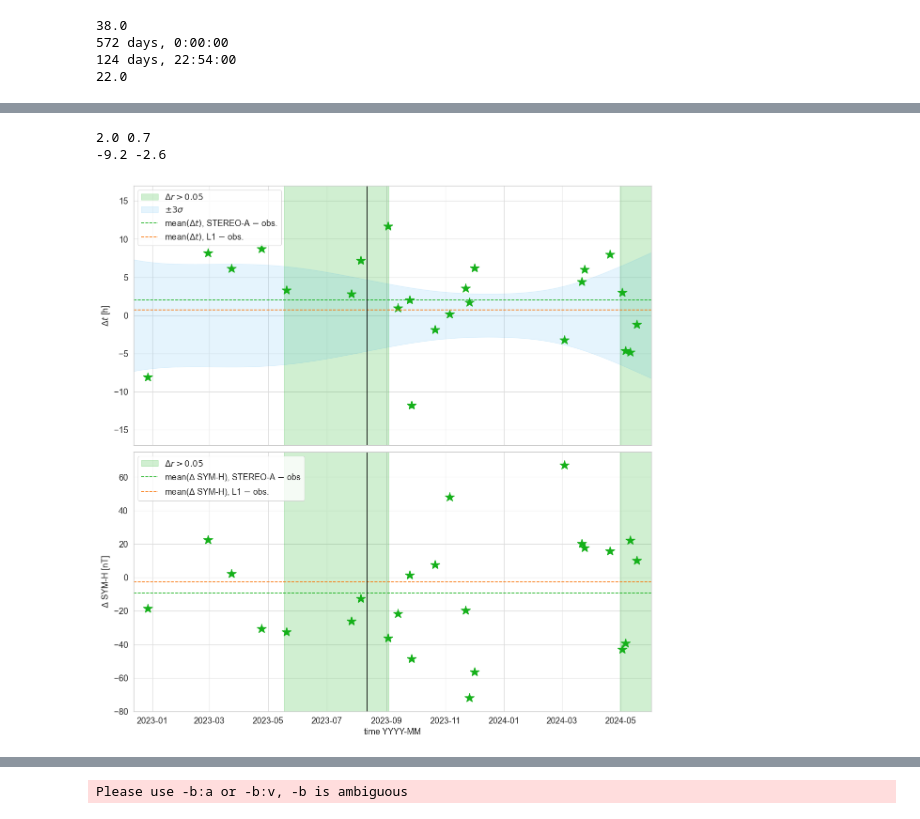
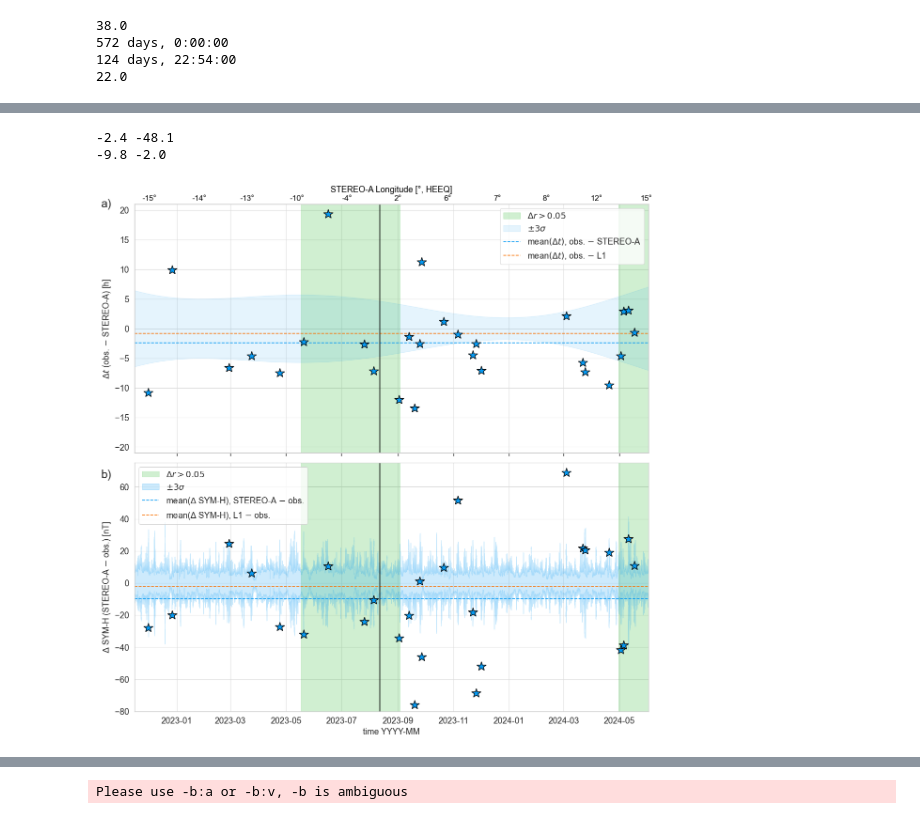
Before and after one commit to EvaWeiler/sub_L1_statistics, a Jupyter notebook: plotting_sub_l1_stats.ipynb, the cells around one changed output, grey strips where cells are left out. Saved outputs shown, nothing was run; the diff lists cells and outputs as text; code cells hidden in the pictures.

```diff
--- a/plotting_sub_l1_stats.ipynb
+++ b/plotting_sub_l1_stats.ipynb
@@ -79,7 +79,7 @@ print(ic)
 # %%
-[delta_t_l1, delta_t_mean_l1, delta_t_std_l1, delta_t_sc_455, delta_t_mean_sc_455, delta_t_mean_sc1_455, delta_t_std_sc_455] = pickle.load(open(data_path+'mean_time_shift_and_sigma_beacon_plasma_445.p', 'rb'))
+[delta_t_l1, delta_t_mean_l1, delta_t_std_l1, delta_t_sc_455, delta_t_mean_sc_455, delta_t_std_sc_455] = pickle.load(open(data_path+'mean_time_shift_and_sigma_beacon_plasma_new.p', 'rb'))
 
-[delta_t_l1, delta_t_mean_l1, delta_t_std_l1, delta_t_sc, delta_t_mean_sc, delta_t_mean_sc1, delta_t_std_sc] = pickle.load(open(data_path+'mean_time_shift_and_sigma_beacon_plasma.p', 'rb'))
+#[delta_t_l1, delta_t_mean_l1, delta_t_std_l1, delta_t_sc, delta_t_mean_sc, delta_t_mean_sc1, delta_t_std_sc] = pickle.load(open(data_path+'mean_time_shift_and_sigma_beacon_plasma.p', 'rb'))
 # %%
 beacon=True
 use_plasma=True
@@ -315,0 +507,2 @@ percent of false alarms, moderate storms STA:  85.7
+# %%
+sc_input_heeq = pickle.load(open(data_path+'sta__HEEQ_20221111_20240614.p', 'rb'))
@@ -347,10 +598,18 @@ plt.tight_layout()
 # %%
-time_diff = np.array([(i-j).total_seconds()/3600. for i,j in zip(time_hit_sta, time_hit_omni)])
+time_diff = np.array([(i-j).total_seconds()/3600. for i,j in zip(time_hit_omni, time_hit_sta)])
 #time_diff = np.array([(i-j).total_seconds()/3600. for i,j in zip(time_hit_sta, time_hit_omni)])
 #time_diff = np.array([(i-j).total_seconds()/3600. for i,j in zip(time_hit_l1, time_hit_sta)])
-print(time_diff)
+print(np.mean(time_diff))
 symh_diff = symh_hit_sta-symh_hit_omni
 
-time_diff_l1 = np.array([(i-j).total_seconds()/3600. for i,j in zip(time_hit_omni_l1, time_hit_omni_obs_l1)])
+time_diff_l1 = np.array([(i-j).total_seconds()/3600. for i,j in zip(time_hit_omni_obs_l1, time_hit_omni_l1)])
+print(np.mean(time_diff_l1)*60.)
+print(len(time_diff_l1))
 symh_diff_l1 = symh_hit_omni_l1-symh_hit_omni_obs_l1
+
+plt.figure(figsize=(12,8))
+plt.plot(time_hit_omni_l1, time_diff_l1, marker='*', ms=12, color=c2, ls=' ')
+
+for i in range(len(time_hit_omni_l1)):
+    print(time_hit_omni_l1[i], time_diff_l1[i])
 # %% [output]
@@ -404,46 +767,58 @@ print(len(worse_l1))
 # %%
-print(round(np.mean(time_diff),1), round(np.mean(time_diff_l1),1))
+print(round(np.mean(time_diff),1), round(np.mean(time_diff_l1)*60.,1))
 print(round(np.mean(symh_diff),1), round(np.mean(symh_diff_l1),1))
 
 fig, (ax1, ax2) = plt.subplots(2, sharex=True, figsize=(12,12), dpi=100, gridspec_kw={'height_ratios': [1, 1]})
 
 #ax1.fill_betweenx([-20,20], [data1['time'][index_time0],data1['time'][index_time0]], [data1['time'][index_time1],data1['time'][index_time1]], color=c4, alpha=0.2, label=r'$\Delta r > 0.04$ au')
 #ax1.fill_betweenx([-20,20], [data1['time'][index_time10],data1['time'][index_time10]], [data1['time'][index_time11],data1['time'][index_time11]], color=c4, alpha=0.2)
-ax1.fill_between(sc_input.time, -20, 20, where=delta_r_earth>0.05, color=c4, alpha=0.2, label=r'$\Delta r > 0.05$')
+ax1.fill_between(sc_input.time, -200, 200, where=delta_r_earth>0.05, color=c4, alpha=0.2, label=r'$\Delta r > 0.05$')
 ax1.fill_between(data1['time'], 3*data1['time_err'], -3*data1['time_err'], color=c3, alpha=0.1, label=r'$\pm 3 \sigma$')
-ax1.plot(time_hit_omni, time_diff, marker='*', color=c4, ms=15, ls=' ')
+ax1.plot([time_hit_omni[0]-timedelta(days=15), time_hit_omni[-1]+timedelta(days=15)], [np.mean(time_diff),np.mean(time_diff)], color=c3, ls='--', label=r'mean$(\Delta t)$, obs. $-$ STEREO-A')
+ax1.plot([time_hit_omni[0]-timedelta(days=15), time_hit_omni[-1]+timedelta(days=15)], [np.mean(time_diff_l1),np.mean(time_diff_l1)], color=c2, ls='--', label=r'mean$(\Delta t)$, obs. $-$ L1')
+ax1.plot(time_hit_omni, time_diff, marker='*', color=c3, mec='black', ms=15, ls=' ')
 #ax1.plot(time_hit_both_omni, time_diff_both, marker='o', ms=8, color=c2, ls=' ', label=r'$\Delta t$ (L1 $-$ STEREO-A)')
-ax1.plot([time_hit_omni[0]-timedelta(days=15), time_hit_omni[-1]+timedelta(days=15)], [np.mean(time_diff),np.mean(time_diff)], color=c4, ls='--', label=r'mean$(\Delta t)$, STEREO-A $-$ obs.')
-ax1.plot([time_hit_omni[0]-timedelta(days=15), time_hit_omni[-1]+timedelta(days=15)], [np.mean(time_diff_l1),np.mean(time_diff_l1)], color=c2, ls='--', label=r'mean$(\Delta t)$, L1 $-$ obs.')
+
 #ax1.plot(data1['time'], -3*data1['time_err'], color=c0, ls='--', alpha=0.5)
-ax1.plot([datetime(2023,8,12),datetime(2023,8,12)], [-20,20], 'k-')
-ax1.set_ylim(-17,17)
-ax1.set_ylabel(r'$\Delta t$ [h]',fontsize=13)
-ax1.legend(loc='upper left', fontsize=13)
+ax1.plot([datetime(2023,8,12),datetime(2023,8,12)], [-200,200], 'k-')
+ax1.set_ylim(-21,21)
+ax1.set_ylabel(r'$\Delta t$ (obs. $-$ STEREO-A) [h]',fontsize=13)
+ax1.legend(loc='upper right', fontsize=13)
 ax1.tick_params('y', labelsize=13)
+ax3 = ax1.twiny()
+ticks = ax1.get_xticks()
+ax3.set_xticks(mdates.num2date(ticks))
+ax3.grid(False)
+t_float = mdates.date2num(sc_input_heeq.time)
+lon_interp = np.interp(ticks, t_float, sc_input_heeq.lon)
+ax3.set_xticklabels([f"{L:.0f}°" for L in lon_interp], color=c0, fontsize=12)
+ax3.set_xlabel('STEREO-A Longitude [°, HEEQ]', color=c0,fontsize=13)  # we already handled the x-label with ax1
+ax3.tick_params(axis='x', length=0)
+ax3.set_xlim(ax1.get_xlim())
 #ax1.xlim(time_hit_omni[0]-timedelta(days=15), time_hit_omni[-1]+timedelta(days=15))
 
 ax2.fill_between(sc_input.time, -90, 90, where=delta_r_earth>0.05, color=c4, alpha=0.2, label=r'$\Delta r > 0.05$')
-ax2.plot(time_hit_omni, symh_diff, marker='*', ms=15, color=c4, ls=' ')
+ax2.fill_between(data1['time'], 3*data1['symh_err'], -3*data1['symh_err'], color=c3, alpha=0.2, label=r'$\pm 3 \sigma$')
+ax2.plot([time_hit_omni[0]-timedelta(days=15), time_hit_omni[-1]+timedelta(days=15)], [np.mean(symh_diff),np.mean(symh_diff)], color=c3, ls='--', label=r'mean($\Delta$ SYM-H), STEREO-A $-$ obs.')
+ax2.plot([time_hit_omni[0]-timedelta(days=15), time_hit_omni[-1]+timedelta(days=15)], [np.mean(symh_diff_l1),np.mean(symh_diff_l1)], color=c2, ls='--', label=r'mean($\Delta$ SYM-H), L1 $-$ obs.')
+ax2.plot(time_hit_omni, symh_diff, marker='*', ms=15, color=c3, mec='black', ls=' ')
 #ax2.plot(time_hit_both_omni, symh_diff_both, marker='o', ms=8, color=c2, ls=' ', label=r'$\Delta$ SYM-H (L1 $-$ STEREO-A)')
-ax2.plot([time_hit_omni[0]-timedelta(days=15), time_hit_omni[-1]+timedelta(days=15)], [np.mean(symh_diff),np.mean(symh_diff)], color=c4, ls='--', label=r'mean($\Delta$ SYM-H), STEREO-A $-$ obs')
-#ax2.fill_between(data1['time'], 3*data1['symh_err'], -3*data1['symh_err'], color=c3, alpha=0.2)
-ax2.plot([time_hit_omni[0]-timedelta(days=15), time_hit_omni[-1]+timedelta(days=15)], [np.mean(symh_diff_l1),np.mean(symh_diff_l1)], color=c2, ls='--', label=r'mean($\Delta$ SYM-H), L1 $-$ obs.')
 ax2.plot([datetime(2023,8,12),datetime(2023,8,12)], [-100,200], 'k-')
 ax2.set_xlim(time_hit_omni[0]-timedelta(days=15), time_hit_omni[-1]+timedelta(days=15))
 ax2.set_ylim(-80,75)
 ax2.set_xlabel('time YYYY-MM',fontsize=13)
-ax2.set_ylabel(r'$\Delta$ SYM-H [nT]',fontsize=13)
+ax2.set_ylabel(r'$\Delta$ SYM-H (STEREO-A $-$ obs.) [nT]',fontsize=13)
 ax2.legend(loc='upper left', fontsize=13)
 ax2.tick_params('x', labelsize=13)
 ax2.tick_params('y', labelsize=13)
+plt.figtext(0.01,0.95, 'a)', fontsize=18)
+plt.figtext(0.01,0.47, 'b)', fontsize=18)
 plt.tight_layout()
-
-plt.savefig('diff_time_symh.png')
+plt.savefig('diff_time_symh.pdf')
 # %% [output]
-2.0 0.7
--9.2 -2.6
+-2.4 -48.1
+-9.8 -2.0
-[figure, old version]
+[figure, new version]
 # %%
 # Turn both into Series
 hits = pd.Series([k for k in time_hit_omni])
```
Also changed, not shown: parts of 29 cells of this notebook.
